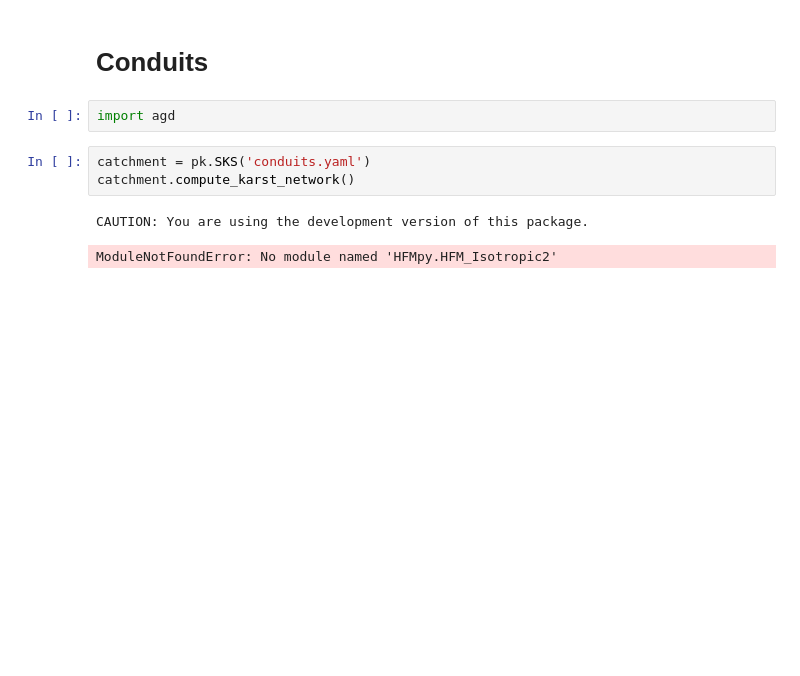
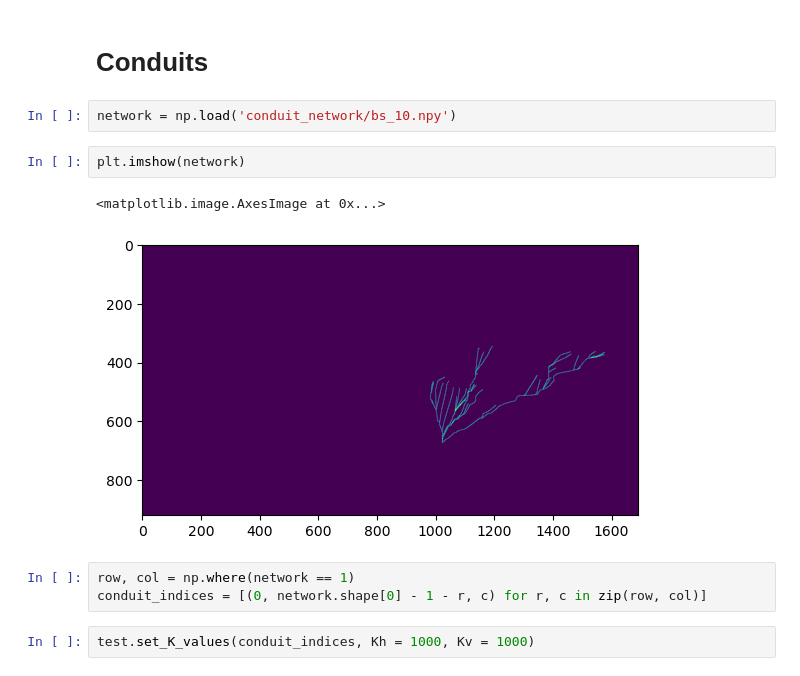
Before and after one commit to jhuang523/UMNBearSpring, a Jupyter notebook: EPM/steady_state/EPM.ipynb, the cells around one changed output. Cells and saved outputs as stored; diff of their text form; blank space fills up the shorter version.

```diff
--- a/EPM/steady_state/EPM.ipynb
+++ b/EPM/steady_state/EPM.ipynb
@@ -565,11 +568,15 @@ all_yearly_results
 | 1 | 2019 | 383.659146 | 2.8801 | 6269.400147 | -897.273979 | 107945 |
 # %% [markdown]
 # Conduits
-# %%
-import agd
-# %%
-catchment = pk.SKS('conduits.yaml')
-catchment.compute_karst_network()
-# %% [output]
-CAUTION: You are using the development version of this package.
-ModuleNotFoundError: No module named 'HFMpy.HFM_Isotropic2'
+# %%
+network = np.load('conduit_network/bs_10.npy')
+# %%
+plt.imshow(network)
+# %% [output]
+<matplotlib.image.AxesImage at 0x...>
+[figure, added]
+# %%
+row, col = np.where(network == 1)
+conduit_indices = [(0, network.shape[0] - 1 - r, c) for r, c in zip(row, col)]
+# %%
+test.set_K_values(conduit_indices, Kh = 1000, Kv = 1000)
```
Also changed, not shown: parts of 11 cells of this notebook, 24 other files.
